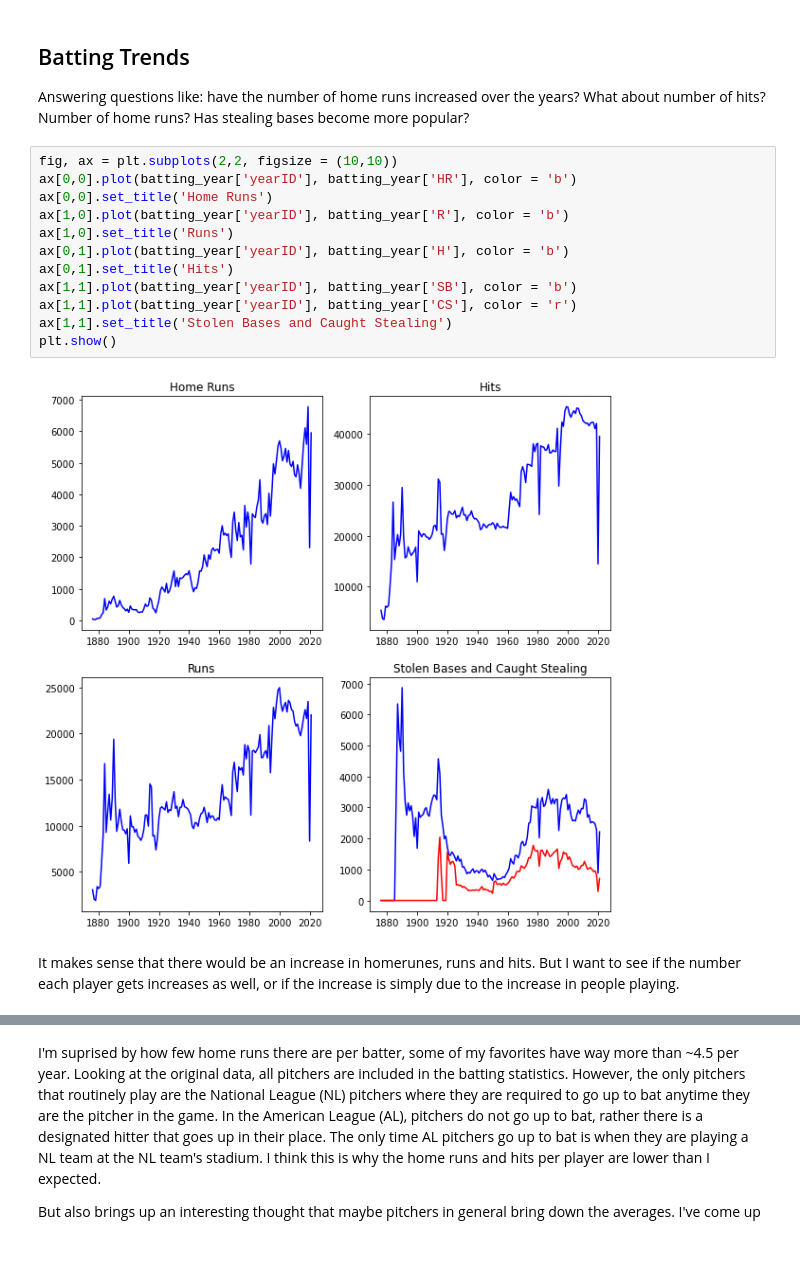
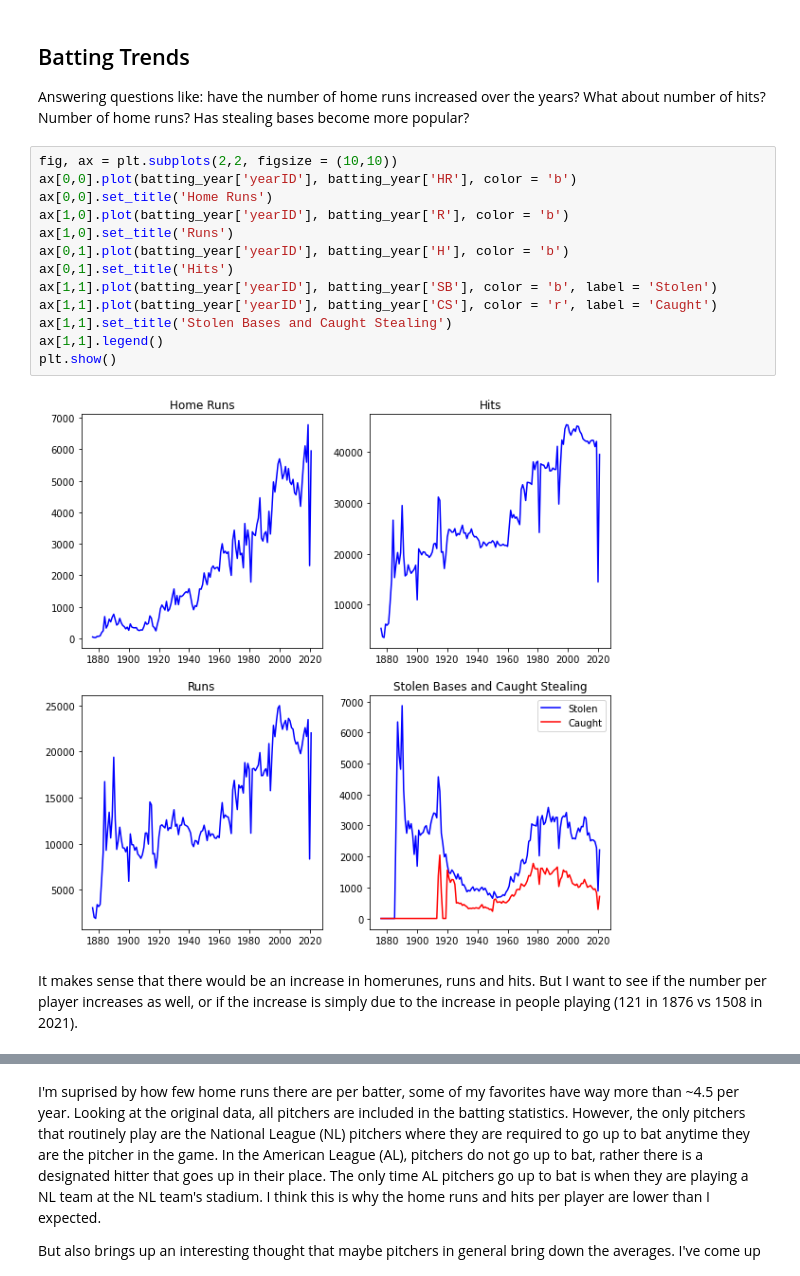
Before and after one commit to ashleyg16/Springboard, a Jupyter notebook: CraftingStory/MajorLeagueBaseballStory.ipynb, the cells around one changed output, grey strips where cells are left out. Drawn from its saved outputs; the diff is of its cells as text; blank space fills up the shorter version.

```diff
--- a/CraftingStory/MajorLeagueBaseballStory.ipynb
+++ b/CraftingStory/MajorLeagueBaseballStory.ipynb
@@ -156,19 +156,20 @@ Answering questions like: have the number of home runs increased over the years?
 # %%
 fig, ax = plt.subplots(2,2, figsize = (10,10))
 ax[0,0].plot(batting_year['yearID'], batting_year['HR'], color = 'b')
 ax[0,0].set_title('Home Runs')
 ax[1,0].plot(batting_year['yearID'], batting_year['R'], color = 'b')
 ax[1,0].set_title('Runs')
 ax[0,1].plot(batting_year['yearID'], batting_year['H'], color = 'b')
 ax[0,1].set_title('Hits')
-ax[1,1].plot(batting_year['yearID'], batting_year['SB'], color = 'b')
-ax[1,1].plot(batting_year['yearID'], batting_year['CS'], color = 'r')
+ax[1,1].plot(batting_year['yearID'], batting_year['SB'], color = 'b', label = 'Stolen')
+ax[1,1].plot(batting_year['yearID'], batting_year['CS'], color = 'r', label = 'Caught')
 ax[1,1].set_title('Stolen Bases and Caught Stealing')
+ax[1,1].legend()
 plt.show()
 # %% [output]
-[figure, old version]
+[figure, new version]
 # %% [markdown]
-It makes sense that there would be an increase in homerunes, runs and hits. But I want to see if the number each player gets increases as well, or if the increase is simply due to the increase in people playing.
+It makes sense that there would be an increase in homerunes, runs and hits. But I want to see if the number per player increases as well, or if the increase is simply due to the increase in people playing (121 in 1876 vs 1508 in 2021).
 # %%
 fig, ax = plt.subplots(2,2, figsize = (10,10))
 ax[0,0].plot(batting_year['yearID'], batting_year['HR']/batting_year['num_players'], color = 'b')
```
Also changed, not shown: parts of 19 cells of this notebook.
